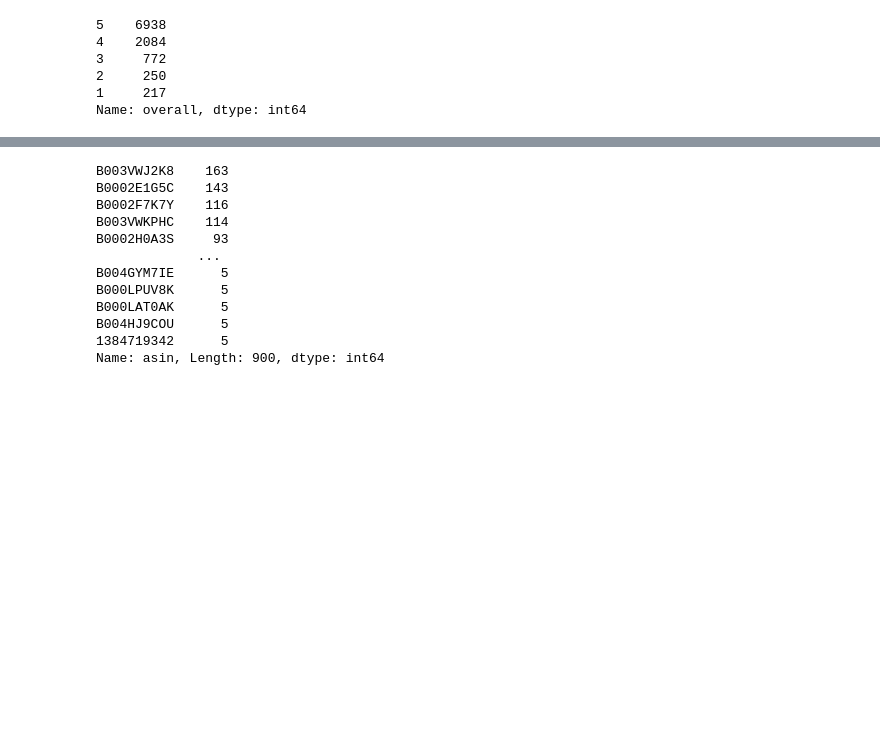
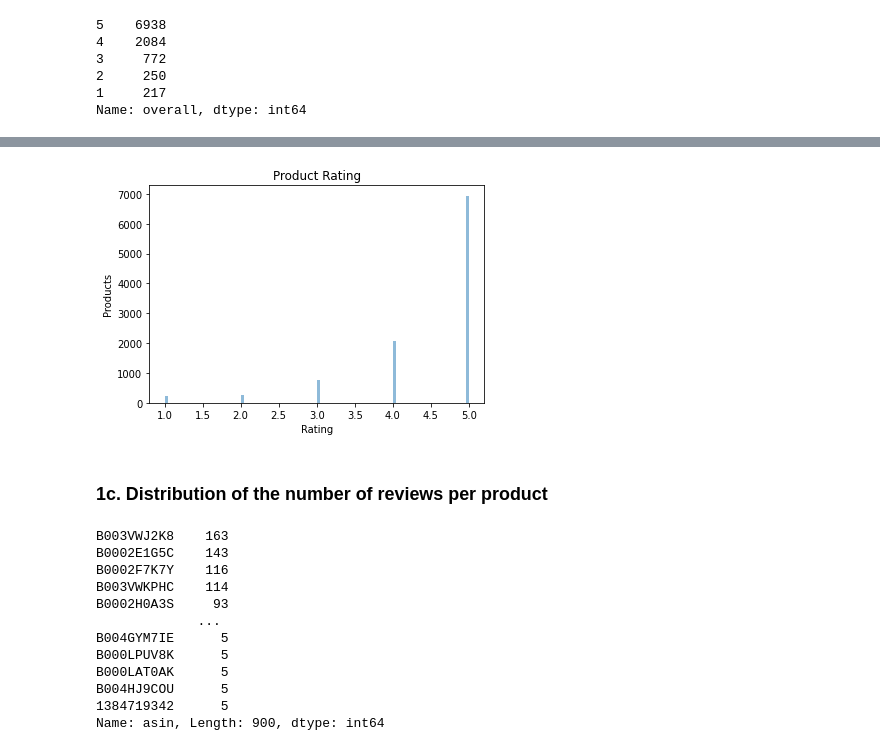
Before and after one commit to naromerol/S3-COMP262, a Jupyter notebook: Project/COMP262_NLP_Project.ipynb, the cells around one changed output, grey strips where cells are left out. Drawn from its saved outputs; the diff is of its cells as text; code cells hidden in the pictures; blank space fills up the shorter version.

```diff
--- a/Project/COMP262_NLP_Project.ipynb
+++ b/Project/COMP262_NLP_Project.ipynb
@@ -121 +121,12 @@ Name: reviewerID, Length: 1429, dtype: int64
+# %%
+num_bin=100
+plt.hist(df['overall'],num_bin,alpha=0.5)
+plt.title('Product Rating')
+plt.xlabel("Rating")
+plt.ylabel("Products")
+plt.show()
+# %% [output]
+[figure, added]
+# %% [markdown]
+### 1c. Distribution of the number of reviews per product
 # %%
```
Also changed, not shown: parts of 46 cells of this notebook, 9 other files.
